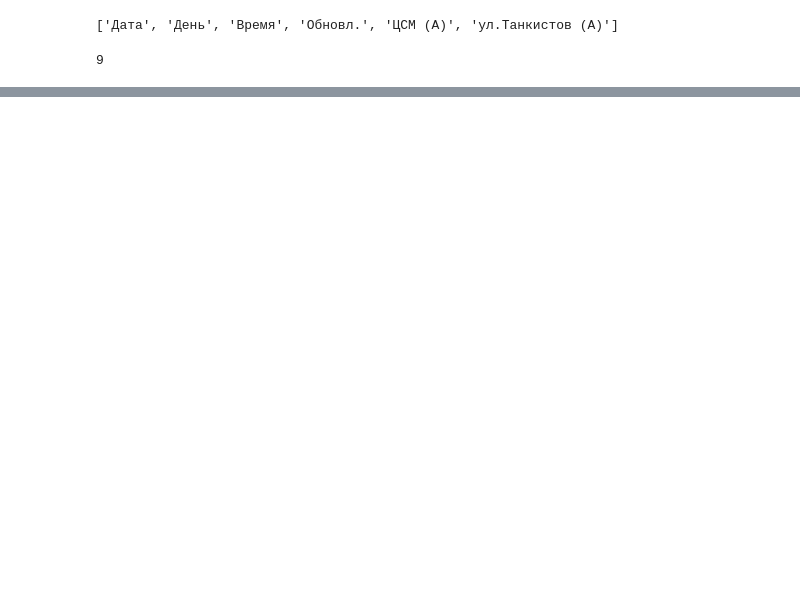
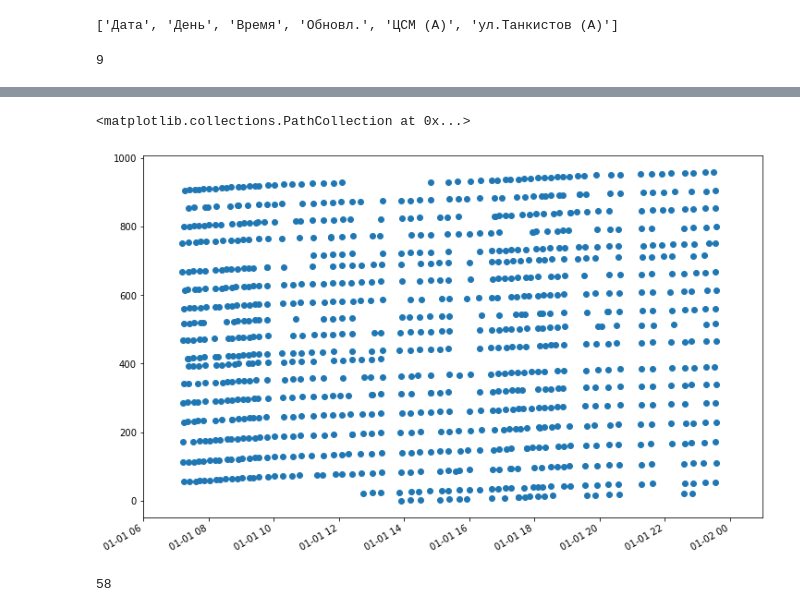
Before and after one commit to den1s0v/vlg_bus, a Jupyter notebook: saved/Bus_analyser.ipynb, the cells around one changed output, grey strips where cells are left out. Drawn from its saved outputs; the diff is of its cells as text; code cells hidden in the pictures; blank space fills up the shorter version.

Commit message:
Linear clustering of bus arrival times (experiment)

```diff
--- a/saved/Bus_analyser.ipynb
+++ b/saved/Bus_analyser.ipynb
@@ -10,3 +34,5 @@ with open(test_filepath, encoding="1251") as f:
+# %%
+header, data = read_bus_csv(test_filepath)
 # %%
 len(data)
 # %% [output]
@@ -76,0 +76,13 @@ data[8:10]
+# %%
+HH_MM_re = re.compile("\d\d:\d\d")
+
+def row2time(time_captured_str, foreacst_str):
+    date = datetime.datetime.strptime(time_captured_str, "%H:%M:%S")
+    foreacst_str = HH_MM_re.search(foreacst_str).group(0)
+    forecast = datetime.datetime.strptime(foreacst_str, "%H:%M")
+    if date > forecast and (date - forecast).seconds >= 12 * 3600:
+        # wrap the end of day
+        forecast = forecast + datetime.timedelta(days=1)
+    return forecast
+
+row2time('14:24:26', '* 11:23').strftime("%H:%M (%d)")
@@ -91,12 +105,18 @@ for i in range(0, len(data) - 0):
     stops_after = abs(min(buses_after) - desired_index)  if buses_after else INF
 
     if (
-        stops_before > prev_stops_before # and stops_before > 5
+        stops_before > prev_stops_before and prev_stops_before < 5
         and
         stops_after < prev_stops_after and stops_after < 5
     ):
         arrival_d = data[i-1]
-        arrival_times.append(f"{arrival_d['Дата']}, {arrival_d['День']}: {arrival_d['forecast'][desired_index]}")
+#         arrival_times.append(f"{arrival_d['Дата']}, {arrival_d['День']}: {arrival_d['forecast'][desired_index]}")
+#         arrival_times.append({f"{arrival_d['Дата']}, {arrival_d['День']}":
+#                               row2time(arrival_d['Обновл.'], arrival_d['forecast'][desired_index])})
+        result_d = arrival_d.copy()
+        del result_d['buses']
+        result_d['forecast'] = row2time(arrival_d['Обновл.'], arrival_d['forecast'][desired_index])
+        arrival_times.append(result_d)
 #         print("*")
 #     print(prev_stops_before, stops_before, ";", prev_stops_after, stops_after)
 
@@ -146,0 +154,12 @@ arrival_times[-20:]
+# %%
+times = [d['forecast'] for d in arrival_times]
+# %%
+plt.figure(figsize=(12, 8))
+axes = plt.gca()
+axes.set_xlim([datetime.datetime(1900, 1, 1, 6, 0), datetime.datetime(1900, 1, 2, 1, 0)])
+plt.gcf().autofmt_xdate()  # поворот подписей
+
+plt.scatter(times, range(len(times)), marker="o")
+# %% [output]
+<matplotlib.collections.PathCollection at 0x...>
+[figure, added]
@@ -146,0 +224,7 @@ arrival_times[-20:]
+# %%
+cs = ClustersSet(creation_params=dict(span=10))
+cs.accept_items(times_as_int)
+
+len(cs.сlusters)
+# %% [output]
+58
```
Also changed, not shown: parts of 24 cells of this notebook.
